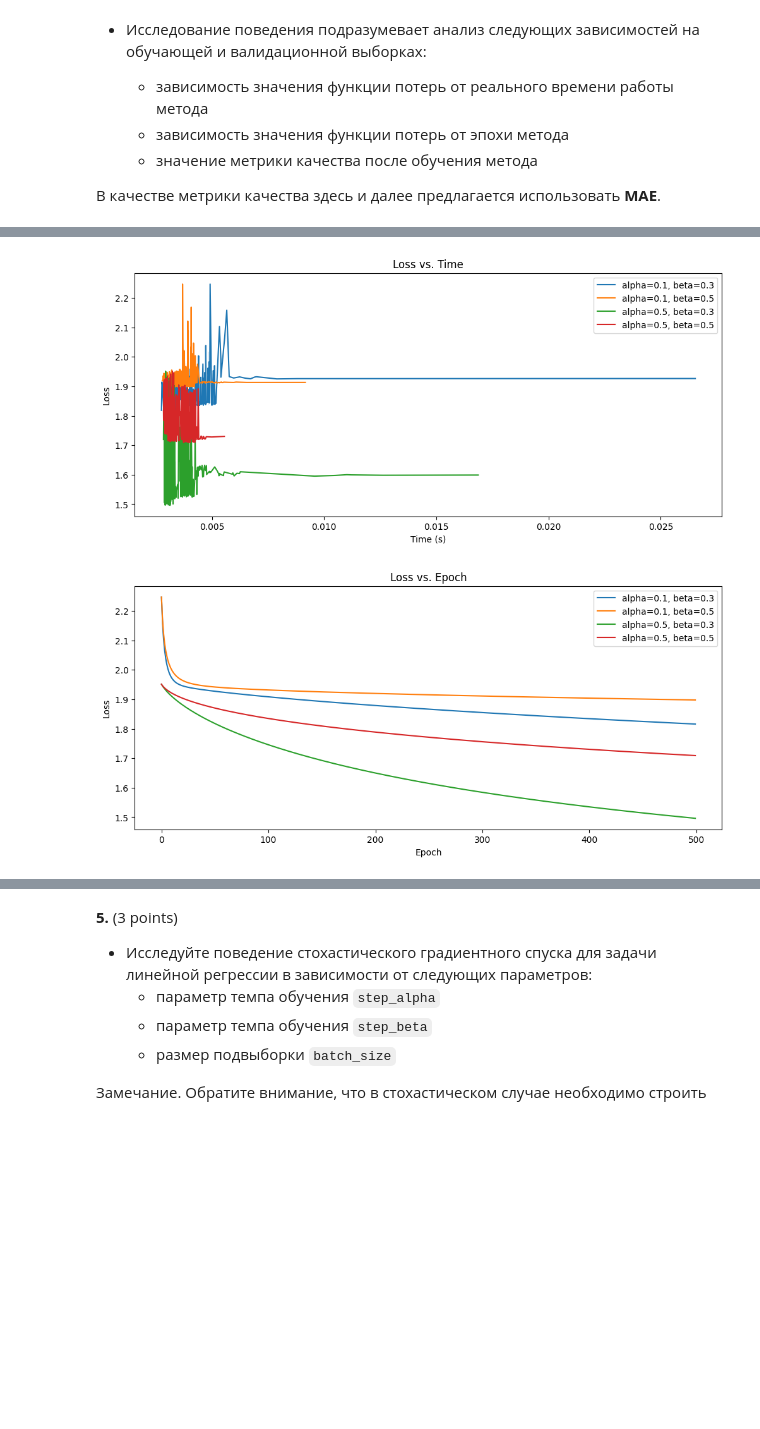
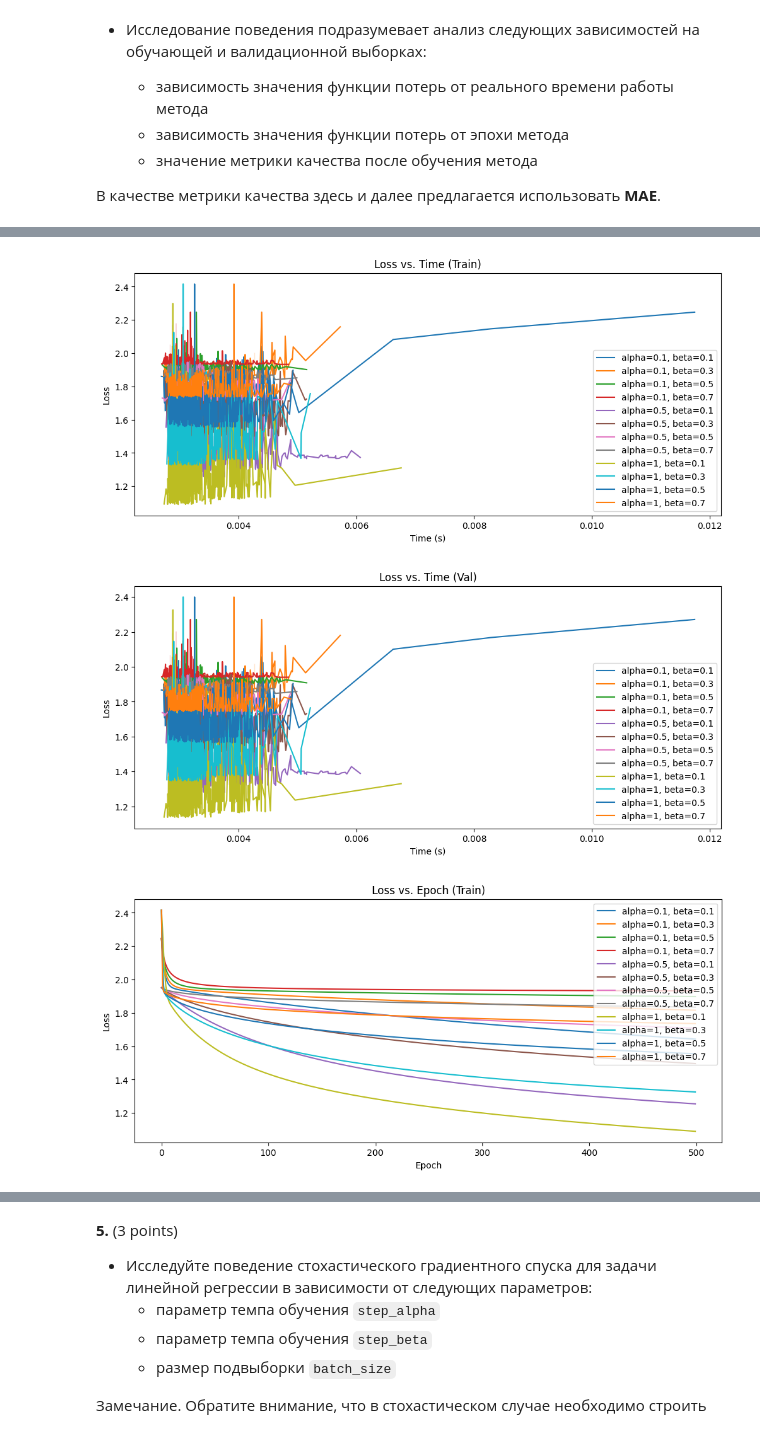
Before and after one commit to VictoryaChelina/ISP_ML1_2025_st, a Jupyter notebook: hw/hw2/ISP_HW2_LinearModel&Metrics.ipynb, the cells around one changed output, grey strips where cells are left out. Saved outputs shown, nothing was run; the diff lists cells and outputs as text; code cells hidden in the pictures; blank space fills up the shorter version.

```diff
--- a/hw/hw2/ISP_HW2_LinearModel&Metrics.ipynb
+++ b/hw/hw2/ISP_HW2_LinearModel&Metrics.ipynb
@@ -263,7 +265,7 @@ def test_with_params(
         mae_val = mean_absolute_error(y_val, m.predict(X_val))
         h["mae_train"] = mae_train
         h["mae_val"] = mae_val
-        history[(a, b)] = h
+        history[(a, b, batch)] = h
     return history
 # %%
 history_alphas_betas = test_with_params(
@@ -272,5 +274,5 @@ history_alphas_betas = test_with_params(
     X_val=X_val,
     y_val=y_val,
     alphas=[0.1, 0.5, 1],
-    betas=[0.3, 0.5, 0.7],
+    betas=[0.1, 0.3, 0.5, 0.7]
     )
@@ -297,12 +278,0 @@ history_alphas_betas
-# %%
-
-history = {}
-loss_function = LinearLoss(0)
-for a, b in combinations:
-    m = LinearModel(loss_function=loss_function, step_alpha=a, step_beta=b, max_iter=500)
-    h = m.fit(X=X_train, y=y_train, X_val=X_val, y_val=y_val, trace=True)
-    mae_train = mean_absolute_error(y_train, m.predict(X_train))
-    mae_val = mean_absolute_error(y_val, m.predict(X_val))
-    h["mae_train"] = mae_train
-    h["mae_val"] = mae_val
-    history[(a, b)] = h
@@ -309,24 +319,43 @@ for a, b in combinations:
 # %%
 import seaborn as sns
 import matplotlib.pyplot as plt
 
 plt.figure(figsize=(12, 5))
-for (a, b), h in history.items():
+for (a, b, _), h in history_alphas_betas.items():
     sns.lineplot(x=h['time'], y=h['func'], label=f'alpha={a}, beta={b}')
 plt.xlabel('Time (s)')
 plt.ylabel('Loss')
-plt.title('Loss vs. Time')
+plt.title('Loss vs. Time (Train)')
 plt.legend()
 plt.show()
 
 plt.figure(figsize=(12, 5))
-for (a, b), h in history.items():
+for (a, b, _), h in history_alphas_betas.items():
+    sns.lineplot(x=h['time'], y=h['func_val'], label=f'alpha={a}, beta={b}')
+plt.xlabel('Time (s)')
+plt.ylabel('Loss')
+plt.title('Loss vs. Time (Val)')
+plt.legend()
+plt.show()
+
+plt.figure(figsize=(12, 5))
+for (a, b, _), h in history_alphas_betas.items():
     sns.lineplot(x=range(len(h['func'])), y=h['func'], label=f'alpha={a}, beta={b}')
 plt.xlabel('Epoch')
 plt.ylabel('Loss')
-plt.title('Loss vs. Epoch')
+plt.title('Loss vs. Epoch (Train)')
 plt.legend()
 plt.show()
+
+plt.figure(figsize=(12, 5))
+for (a, b, _), h in history_alphas_betas.items():
+    sns.lineplot(x=range(len(h['func_val'])), y=h['func_val'], label=f'alpha={a}, beta={b}')
+plt.xlabel('Epoch')
+plt.ylabel('Loss')
+plt.title('Loss vs. Epoch (Val)')
+plt.legend()
+plt.show()
 # %% [output]
-[figure, old version]
+[figure, new version]
-[figure, old version]
+[figure, new version]
+[figure, added]
```
Also changed, not shown: parts of 17 cells of this notebook.
